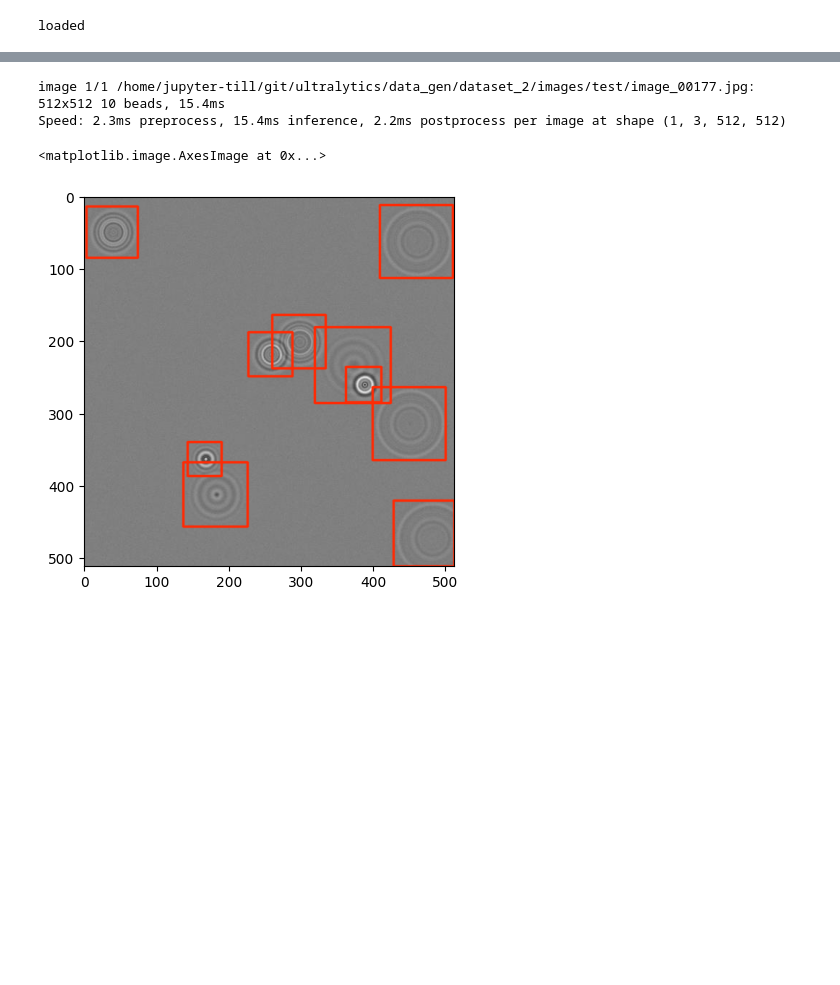
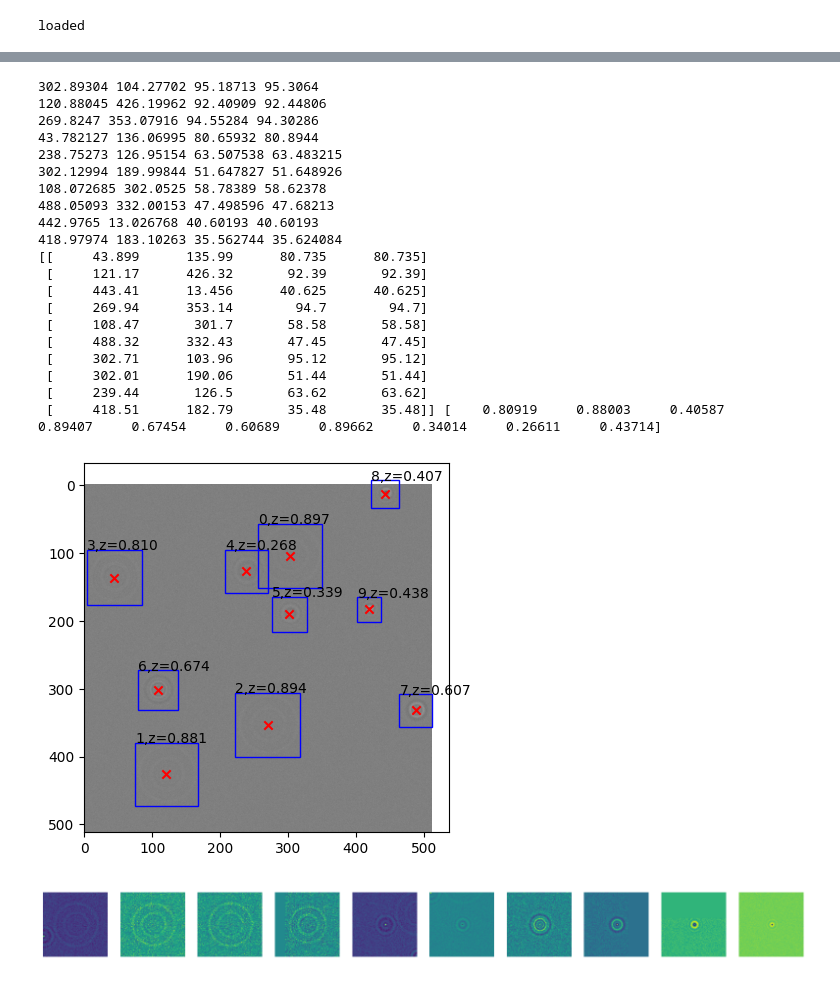
Before and after one commit to till-robert/ultralytics, a Jupyter notebook: zaxis_test.ipynb, the cells around one changed output, grey strips where cells are left out. Cells and saved outputs as stored; diff of their text form; code cells hidden in the pictures; blank space fills up the shorter version.

```diff
--- a/zaxis_test.ipynb
+++ b/zaxis_test.ipynb
@@ -67,10 +60,68 @@ loaded
-# %%
-res = model2.predict(image)
-
-res = res[0].plot()
-plt.imshow(res)
-# %% [output]
-image 1/1 /home/jupyter-till/git/ultralytics/data_gen/dataset_2/images/test/image_00177.jpg: 512x512 10 beads, 15.4ms
-Speed: 2.3ms preprocess, 15.4ms inference, 2.2ms postprocess per image at shape (1, 3, 512, 512)
-<matplotlib.image.AxesImage at 0x...>
-[figure, removed]
+# %%
+res = results[0].zaxis.data.cpu().numpy()
+# %%
+plt.figure()
+plt.imshow(results[0].orig_img)
+plt.figure(figsize=(20,2))
+padding=128
+size=128
+padded_image = np.pad(results[0].orig_img[...,0],padding,mode="constant",constant_values=127)
+
+plt.axis("off")
+captures = np.empty((len(res),size,size))
+for i,box in enumerate(res):
+    # print(box)
+    x1,y1,x2,y2,_,_,z = box
+    w,h = x2-x1,y2-y1
+    if(x1 == 0):
+        x1-=h-w
+        w = h
+    if(y1 == 0):
+        y1-=w-h
+        h = w
+    if(x2 == 511):
+        x2+=h-w
+        w = h
+    if(y2 == 511):
+        y2+=w-h
+        h = w
+    x,y = 0.5*(x1+x2),0.5*(y1+y2)
+    print(x,y,w,h)
+    plt.figure(1)
+    rect = Rectangle((x1,y1),w,h, linewidth=1, edgecolor="blue", facecolor='none')
+    plt.scatter(x,y,c="r",marker="x")
+    plt.text(*rect.get_xy(),f"{i},z={z:.3f}")
+    plt.gca().add_patch(rect)
+    plt.figure(2)
+    plt.subplot(1,len(res),i+1)
+    x = np.round(x).astype(int)
+    y = np.round(y).astype(int)
+    captures[i] = padded_image[y+padding-size//2:y+padding+size//2,x+padding-size//2:x+padding+size//2]
+    plt.imshow(captures[i])
+    plt.axis("off")
+print(bboxes*512,z_values)
+captures/=127
+captures-=1
+# %% [output]
+302.89304 104.27702 95.18713 95.3064
+120.88045 426.19962 92.40909 92.44806
+269.8247 353.07916 94.55284 94.30286
+43.782127 136.06995 80.65932 80.8944
+238.75273 126.95154 63.507538 63.483215
+302.12994 189.99844 51.647827 51.648926
+108.072685 302.0525 58.78389 58.62378
+488.05093 332.00153 47.498596 47.68213
+442.9765 13.026768 40.60193 40.60193
+418.97974 183.10263 35.562744 35.624084
+[[     43.899      135.99      80.735      80.735]
+ [     121.17      426.32       92.39       92.39]
+ [     443.41      13.456      40.625      40.625]
+ [     269.94      353.14        94.7        94.7]
+ [     108.47       301.7       58.58       58.58]
+ [     488.32      332.43       47.45       47.45]
+ [     302.71      103.96       95.12       95.12]
+ [     302.01      190.06       51.44       51.44]
+ [     239.44       126.5       63.62       63.62]
+ [     418.51      182.79       35.48       35.48]] [    0.80919     0.88003     0.40587     0.89407     0.67454     0.60689     0.89662     0.34014     0.26611     0.43714]
+[figure, added]
+[figure, added]
```
Also changed, not shown: parts of 8 cells of this notebook, 9 other files.
